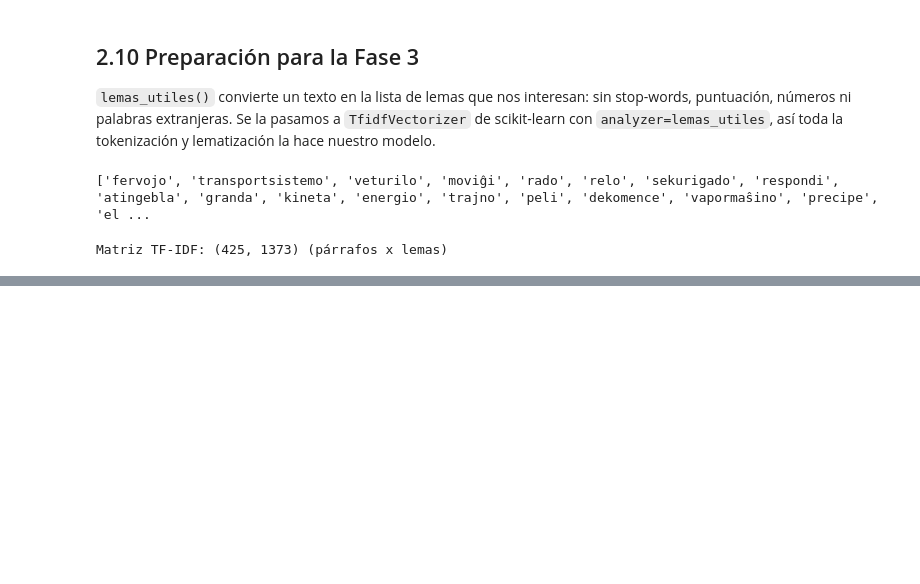
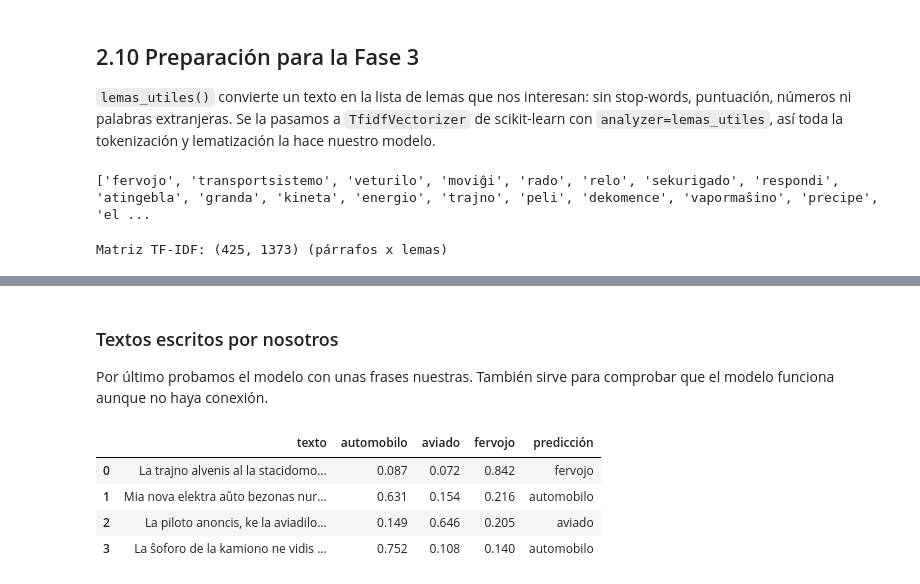
Before and after one commit to guilletaff/Clasificacion_Textos_Esperanto, a Jupyter notebook: notebooks/clasificacion_esperanto.ipynb, the cells around one changed output, grey strips where cells are left out. Cells and saved outputs as stored; diff of their text form; code cells hidden in the pictures; blank space fills up the shorter version.

```diff
--- a/notebooks/clasificacion_esperanto.ipynb
+++ b/notebooks/clasificacion_esperanto.ipynb
@@ -939,0 +1050,5 @@ Matriz TF-IDF: (425, 1373) (párrafos x lemas)
+# %%
+errores = pd.DataFrame({"text": X_test, "real": y_test, "predicho": y_pred})
+errores = errores[errores["real"] != errores["predicho"]]
+pd.set_option("display.max_colwidth", 150)
+errores
@@ -939,0 +1130,24 @@ Matriz TF-IDF: (425, 1373) (párrafos x lemas)
+# %% [markdown]
+### Textos escritos por nosotros
+
+Por último probamos el modelo con unas frases nuestras. También sirve para comprobar que el
+modelo funciona aunque no haya conexión.
+# %%
+textos_propios = [
+    "La trajno alvenis al la stacidomo kun duonhora malfruo pro problemo en la reloj.",
+    "Mia nova elektra aŭto bezonas nur unu horon por ŝargi la baterion.",
+    "La piloto anoncis, ke la aviadilo surteriĝos en la flughaveno post dek minutoj.",
+    "La ŝoforo de la kamiono ne vidis la buson sur la aŭtovojo.",
+]
+
+probabilidades = modelo.predict_proba(textos_propios)
+tabla = pd.DataFrame(probabilidades.round(3), columns=modelo.classes_)
+tabla.insert(0, "texto", textos_propios)
+tabla["predicción"] = modelo.predict(textos_propios)
+tabla
+# %% [output]
+|  | texto | automobilo | aviado | fervojo | predicción |
+| 0 | La trajno alvenis al la stacidomo... | 0.087 | 0.072 | 0.842 | fervojo |
+| 1 | Mia nova elektra aŭto bezonas nur... | 0.631 | 0.154 | 0.216 | automobilo |
+| 2 | La piloto anoncis, ke la aviadilo... | 0.149 | 0.646 | 0.205 | aviado |
+| 3 | La ŝoforo de la kamiono ne vidis ... | 0.752 | 0.108 | 0.140 | automobilo |
```
Also changed, not shown: parts of 17 cells of this notebook.
